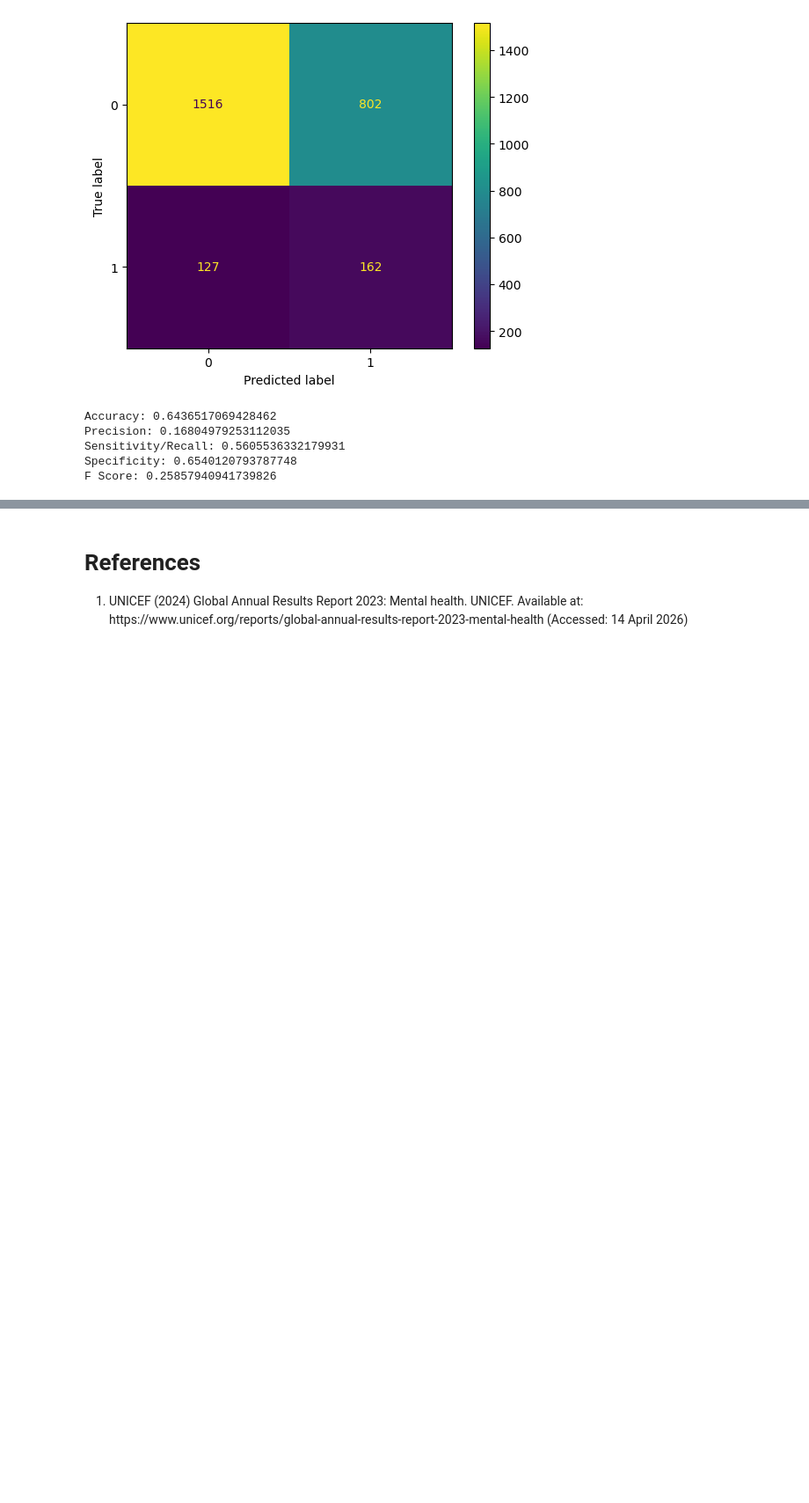
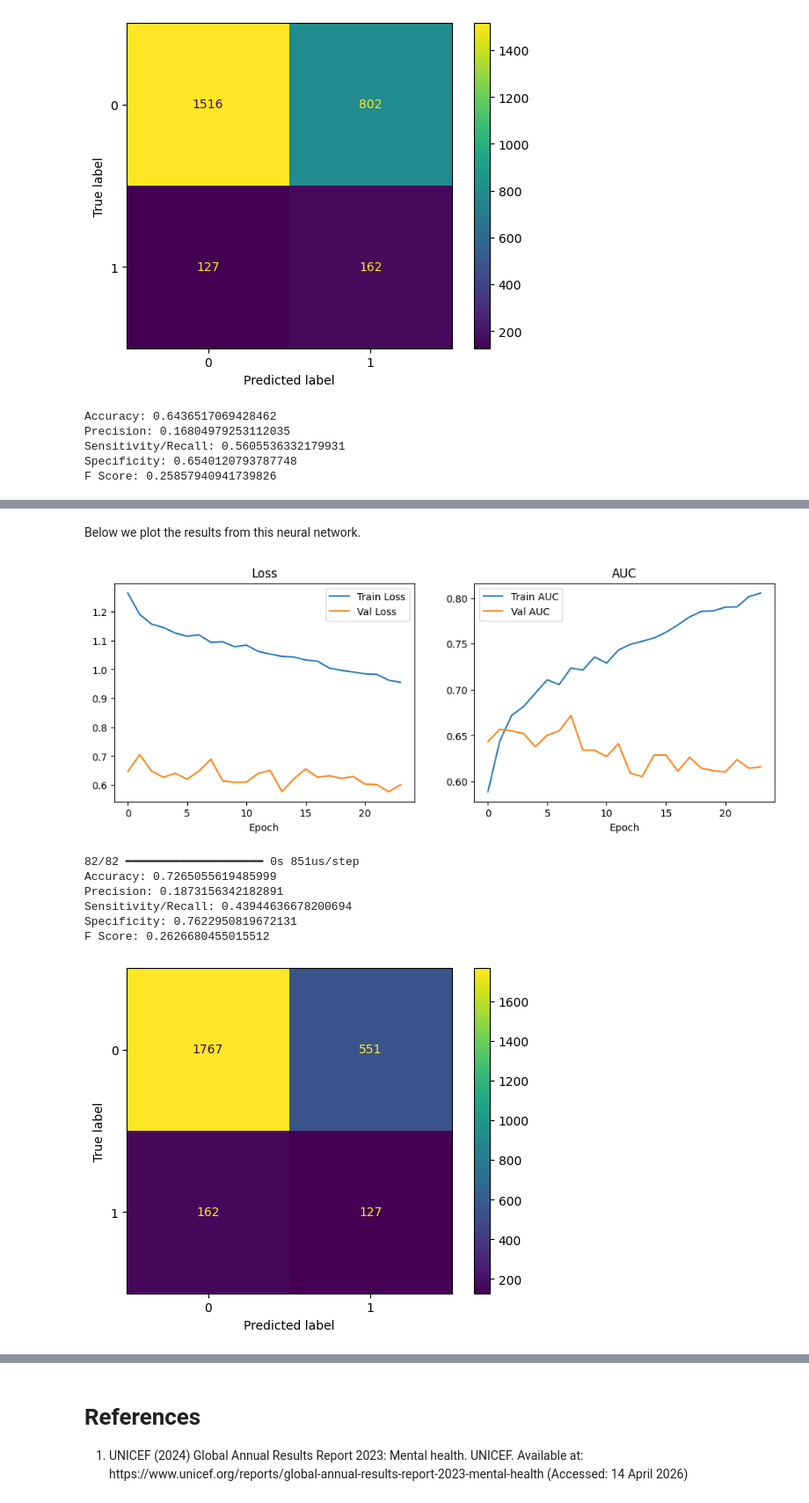
Before and after one commit to bendesousa/ML-Project, a Jupyter notebook: 0_main_report.ipynb, the cells around one changed output, grey strips where cells are left out. Shown at 88% size. Cells and saved outputs as stored; diff of their text form; code cells hidden in the pictures; blank space fills up the shorter version.

Commit message:
neural network

```diff
--- a/0_main_report.ipynb
+++ b/0_main_report.ipynb
@@ -910,0 +965,38 @@ F Score: 0.25857940941739826
+# %% [markdown]
+Below we plot the results from this neural network.
+# %%
+# Plot training history
+fig, ax = plt.subplots(1, 2, figsize=(12, 4))
+ax[0].plot(history.history['loss'], label='Train Loss')
+ax[0].plot(history.history['val_loss'], label='Val Loss')
+ax[0].set_title('Loss')
+ax[0].set_xlabel('Epoch')
+ax[0].legend()
+ax[1].plot(history.history['auc'], label='Train AUC')
+ax[1].plot(history.history['val_auc'], label='Val AUC')
+ax[1].set_title('AUC')
+ax[1].set_xlabel('Epoch')
+ax[1].legend()
+plt.show()
+
+# Predict
+y_prob = model_nn.predict(X_test_scaled)
+y_pred = (y_prob >= 0.5).astype(int)
+
+print(f"Accuracy: {metrics.accuracy_score(y_test, y_pred)}")
+print(f"Precision: {metrics.precision_score(y_test, y_pred)}")
+print(f"Sensitivity/Recall: {metrics.recall_score(y_test, y_pred)}")
+print(f"Specificity: {metrics.recall_score(y_test, y_pred, pos_label=0.0)}")
+print(f"F Score: {metrics.f1_score(y_test, y_pred)}")
+
+ConfusionMatrixDisplay.from_predictions(y_test, y_pred)
+plt.show()
+# %% [output]
+[figure, added]
+82/82 ━━━━━━━━━━━━━━━━━━━━ 0s 851us/step
+Accuracy: 0.7265055619485999
+Precision: 0.1873156342182891
+Sensitivity/Recall: 0.43944636678200694
+Specificity: 0.7622950819672131
+F Score: 0.2626680455015512
+[figure, added]
```
Also changed, not shown: parts of 17 cells of this notebook.
